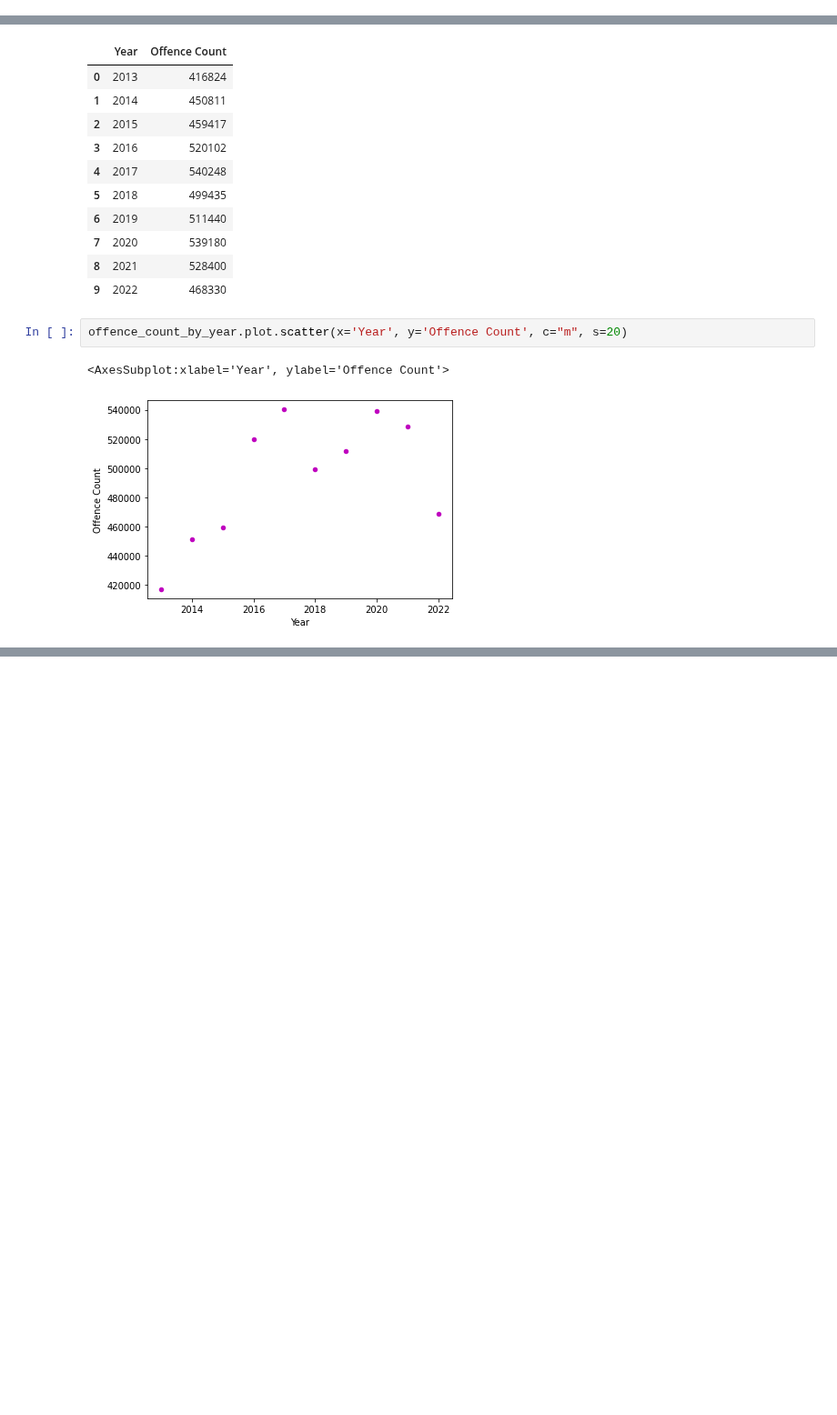
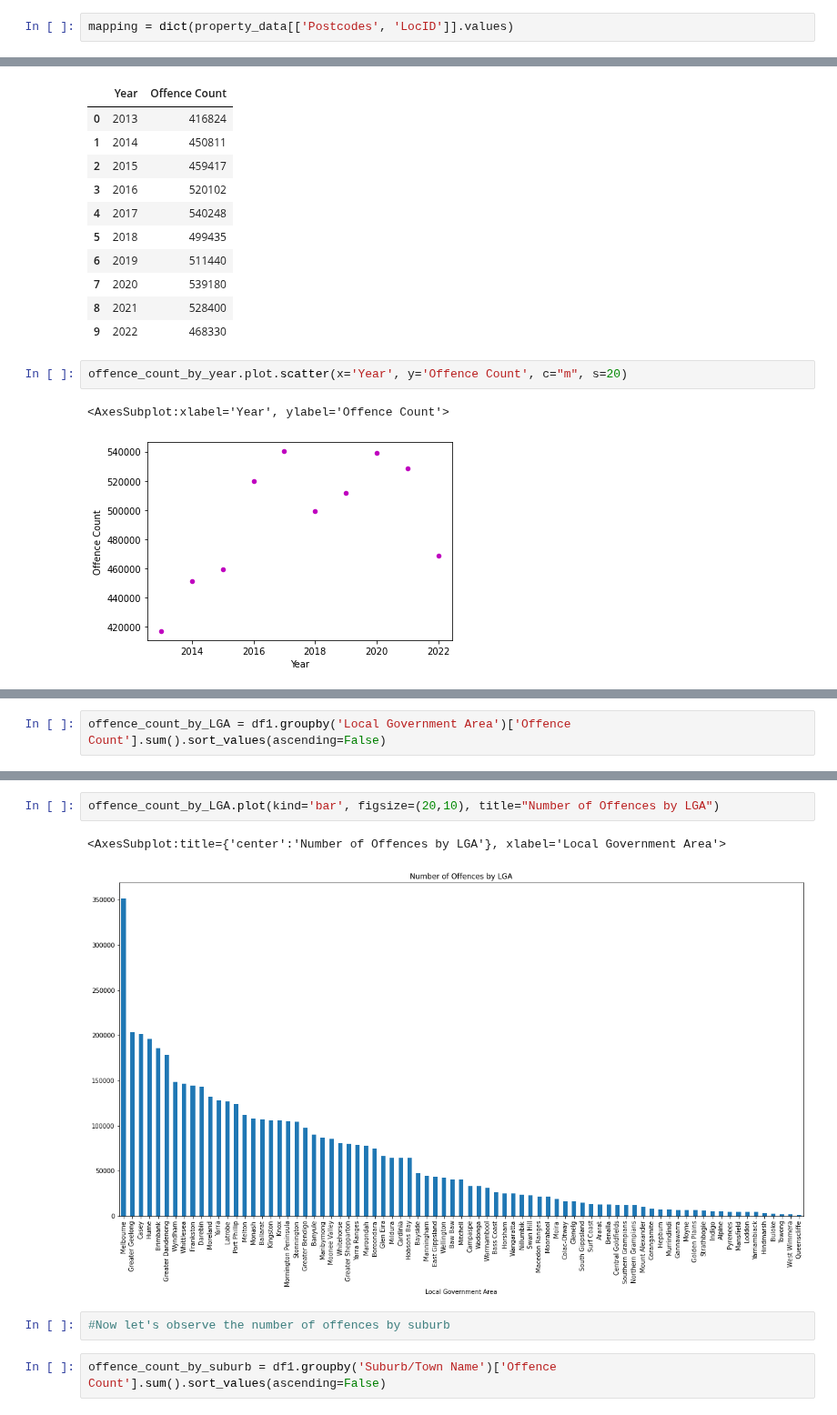
Before and after one commit to MAST30034-Applied-Data-Science/generic-real-estate-consulting-project-group-30, a Jupyter notebook: notebooks/preprocessing_crime.ipynb, the cells around one changed output, grey strips where cells are left out. Shown at 91% size. Drawn from its saved outputs; the diff is of its cells as text; blank space fills up the shorter version.

```diff
--- a/notebooks/preprocessing_crime.ipynb
+++ b/notebooks/preprocessing_crime.ipynb
@@ -124,0 +158,2 @@ df1.boxplot(column=['Offence Count'], by='Local Government Area')
+# %%
+mapping = dict(property_data[['Postcodes', 'LocID']].values)
@@ -222,0 +402,2 @@ offence_count_by_year.plot.scatter(x='Year', y='Offence Count', c="m", s=20)
+# %%
+offence_count_by_LGA = df1.groupby('Local Government Area')['Offence Count'].sum().sort_values(ascending=False)
@@ -222,0 +448,9 @@ offence_count_by_year.plot.scatter(x='Year', y='Offence Count', c="m", s=20)
+# %%
+offence_count_by_LGA.plot(kind='bar', figsize=(20,10), title="Number of Offences by LGA")
+# %% [output]
+<AxesSubplot:title={'center':'Number of Offences by LGA'}, xlabel='Local Government Area'>
+[figure, added]
+# %%
+#Now let's observe the number of offences by suburb
+# %%
+offence_count_by_suburb = df1.groupby('Suburb/Town Name')['Offence Count'].sum().sort_values(ascending=False)
```
Also changed, not shown: parts of 35 cells of this notebook.
